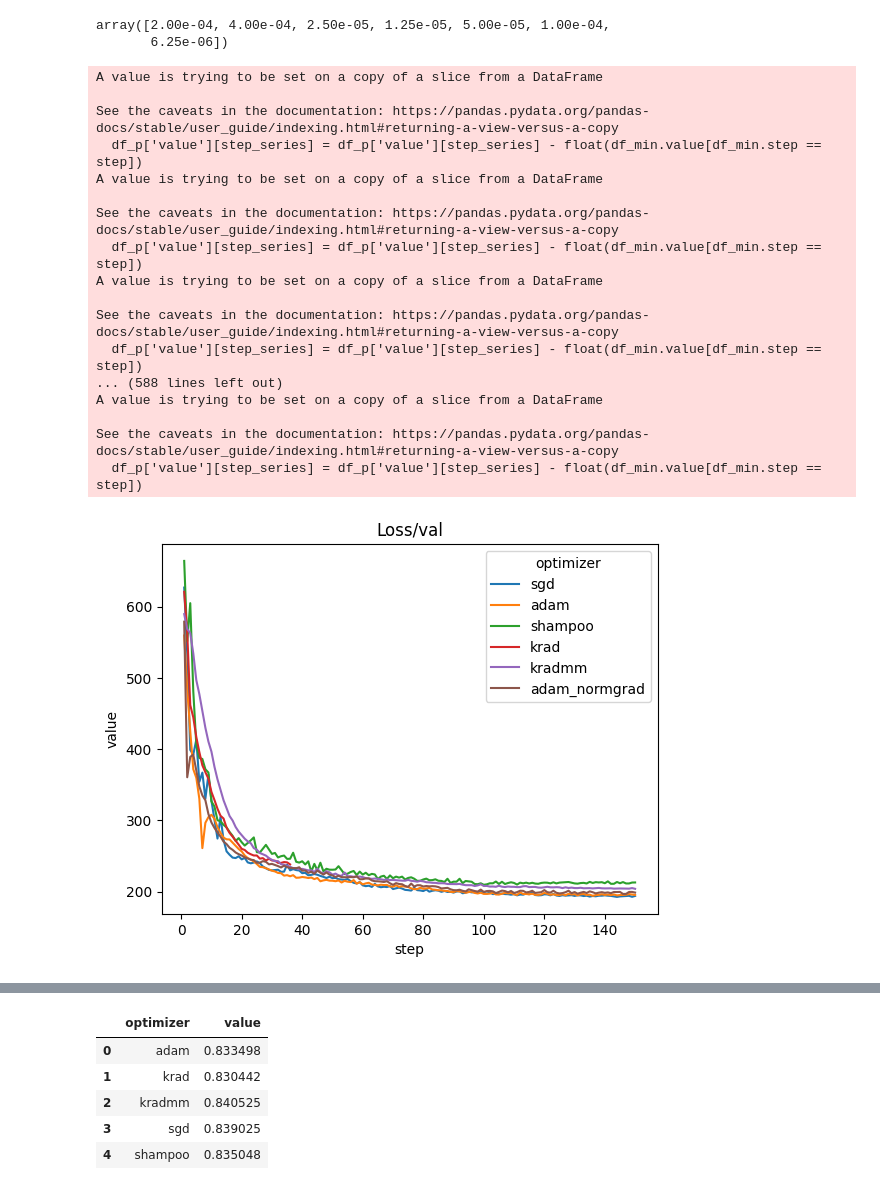
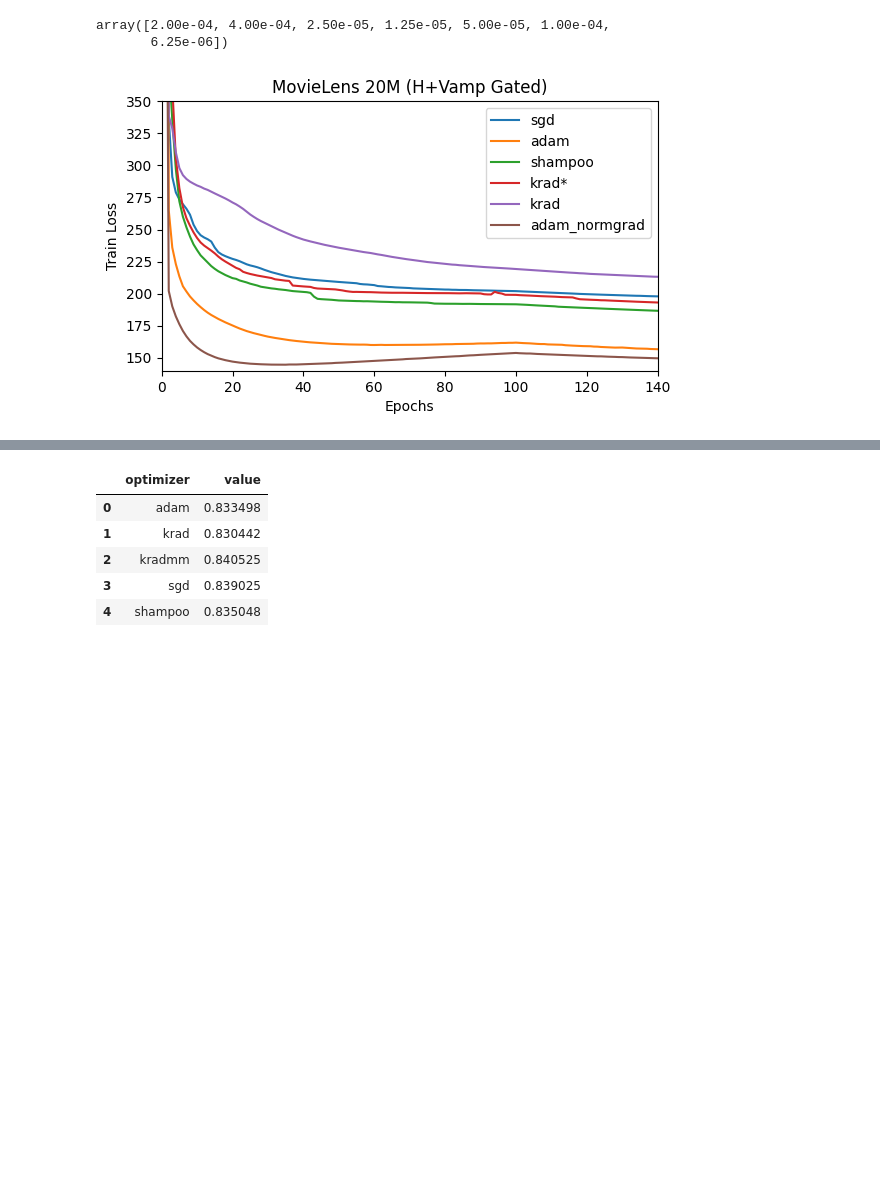
Before and after one commit to jonathanmei/kradagrad, a Jupyter notebook: kradagrad/experiments/hvamp_gated/analyze_hvamp.ipynb, the cells around one changed output, grey strips where cells are left out. Cells and saved outputs as stored; diff of their text form; code cells hidden in the pictures; blank space fills up the shorter version.

```diff
--- a/kradagrad/experiments/hvamp_gated/analyze_hvamp.ipynb
+++ b/kradagrad/experiments/hvamp_gated/analyze_hvamp.ipynb
@@ -5,9 +9,15 @@ import os
 import json
 from tb_to_df import convert_tb_data
 
+import pandas as pd
+
 root_dir = 'ray_results'
 
 df = convert_tb_data(root_dir)
+
+df2 = convert_tb_data('results_w_ndcg_and_recall')
+
+df = pd.concat([df,df2])
 
 
 def extract_params(root):
@@ -26,6 +36,9 @@ df['lr'], df['optimizer'],df['seed'], df['eps'] = zip(*df['root'].map(extract_pa
 
 
 df['optimizer'][df['root'].str.contains('all_adam')] = 'adam'
+
+df['optimizer'][df.optimizer == 'krad'] = 'krad*'
+df['optimizer'][df.optimizer == 'kradmm'] = 'krad'
 # %% [output]
 A value is trying to be set on a copy of a slice from a DataFrame
 
@@ -58,4 +79,4 @@ df.query('name == "Loss/val_ndcg"').query('optimizer == "adam"')
 | 56190 | 1.673966e+09 | Loss/val_ndcg | 89.0 | 44.632172 | ray_results/all_adam/tune_with_pa... | 0.000025 | adam | 100 | 0.0001 |
 1557 rows × 9 columns
 # %%
-best_val
+sns.set_palette?
@@ -66,19 +85,24 @@ import matplotlib
 import matplotlib.pyplot as plt
 import seaborn as sns
 
+# sns.set_palette("tab10")
 
 best_lrs = {}
 best_epochs = {}
 best_vals = {}
 best_seeds = {}
 
-for curve in ['Loss/val']:
+for curve in ['Loss/train']:
     print(curve)
     for opt in df.optimizer.unique():
 
 
         df_plot = df.query(f'optimizer == "{opt}" ').query(f'name == "{curve}"')
-        plt.figure(), sns.lineplot(df_plot, x='step',y='value',hue='lr'), plt.title(curve+','+opt)
+        sns.color_palette()
+        plt.figure(),
+        ax=sns.lineplot(df_plot, x='step',y='value',hue='lr')
+        plt.title(curve+','+opt)
+        ax.set_yscale('log')
 
         df_ag=df_plot.groupby(['step','lr']).agg('min').reset_index()
         min_val = df_ag[df_ag.value == df_ag.value.min()]
@@ -140,52 +164,45 @@ sns.lineplot?
 # %%
 import pandas as pd
 
 df_list = []
 
 for opt,lr in best_lrs.items():
     df_list.append(df.query(f'optimizer == "{opt}"').query(f'lr == {lr}').query('seed == 100'))
 
 df_plot = pd.concat(df_list)
 
-hue_order = ['sgd','adam','shampoo','krad','kradmm','adam_normgrad']
+hue_order = ['sgd','adam','shampoo','krad*','krad','adam_normgrad']
 
-for curve in ['Loss/val']:
+for curve in ['Loss/train']:
 # for curve in df_plot.name.unique():
     if 'ray' in curve:
         continue
     if 'hparams' in curve:
         continue
 
     df_p = df_plot.query(f'name == "{curve}"')
 
     df_min = df_p.groupby(['step']).agg('min').reset_index()
 
 
 
-    plt.figure(), sns.lineplot(df_p, x='step',y='value', hue = 'optimizer', hue_order=hue_order, errorbar=None), plt.title(curve)
-#     plt.ylim([190,300])
+    f=plt.figure(),
+    ax=sns.lineplot(df_p, x='step',y='value', hue = 'optimizer', hue_order=hue_order, errorbar=None),
+    f[0].set_figheight(3.5)
+#     f[0].set_figwidth(3)
+    plt.title('MovieLens 20M (H+Vamp Gated)')
+    plt.xlim([0,140])
+    plt.ylim([140,350])
+    plt.ylabel('Train Loss')
+    plt.legend(title=None)
+    plt.xlabel('Epochs')
+#     ax[0].set_yscale('log')
 
-    for step in df_min.step.unique():
-        step_series = df_p.step == step
-        df_p['value'][step_series] = df_p['value'][step_series] - float(df_min.value[df_min.step == step])
 
-    plt.figure(), sns.lineplot(df_p, x='step',y='value', hue = 'optimizer'), plt.title(curve)
+#     for step in df_min.step.unique():
+#         step_series = df_p.step == step
+#         df_p['value'][step_series] = df_p['value'][step_series] - float(df_min.value[df_min.step == step])
+
+#     plt.figure(), sns.lineplot(df_p, x='step',y='value', hue = 'optimizer'), plt.title(curve)
 # %% [output]
-A value is trying to be set on a copy of a slice from a DataFrame
-
-See the caveats in the documentation: https://pandas.pydata.org/pandas-docs/stable/user_guide/indexing.html#returning-a-view-versus-a-copy
-  df_p['value'][step_series] = df_p['value'][step_series] - float(df_min.value[df_min.step == step])
-A value is trying to be set on a copy of a slice from a DataFrame
-
-See the caveats in the documentation: https://pandas.pydata.org/pandas-docs/stable/user_guide/indexing.html#returning-a-view-versus-a-copy
-  df_p['value'][step_series] = df_p['value'][step_series] - float(df_min.value[df_min.step == step])
-A value is trying to be set on a copy of a slice from a DataFrame
-
-See the caveats in the documentation: https://pandas.pydata.org/pandas-docs/stable/user_guide/indexing.html#returning-a-view-versus-a-copy
-  df_p['value'][step_series] = df_p['value'][step_series] - float(df_min.value[df_min.step == step])
-... (588 lines left out)
-A value is trying to be set on a copy of a slice from a DataFrame
-
-See the caveats in the documentation: https://pandas.pydata.org/pandas-docs/stable/user_guide/indexing.html#returning-a-view-versus-a-copy
-  df_p['value'][step_series] = df_p['value'][step_series] - float(df_min.value[df_min.step == step])
-[figure, old version]
+[figure, new version]
```
Also changed, not shown: parts of 5 cells of this notebook, 1 other file.
